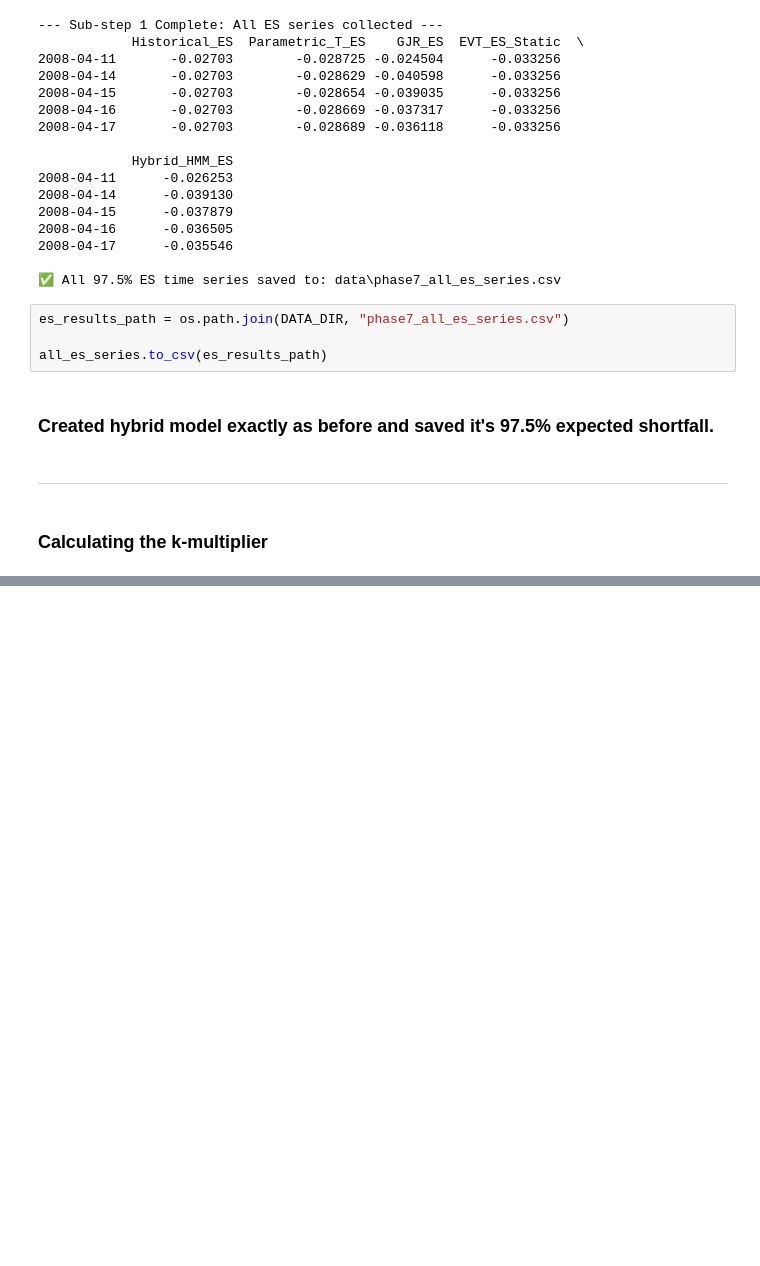
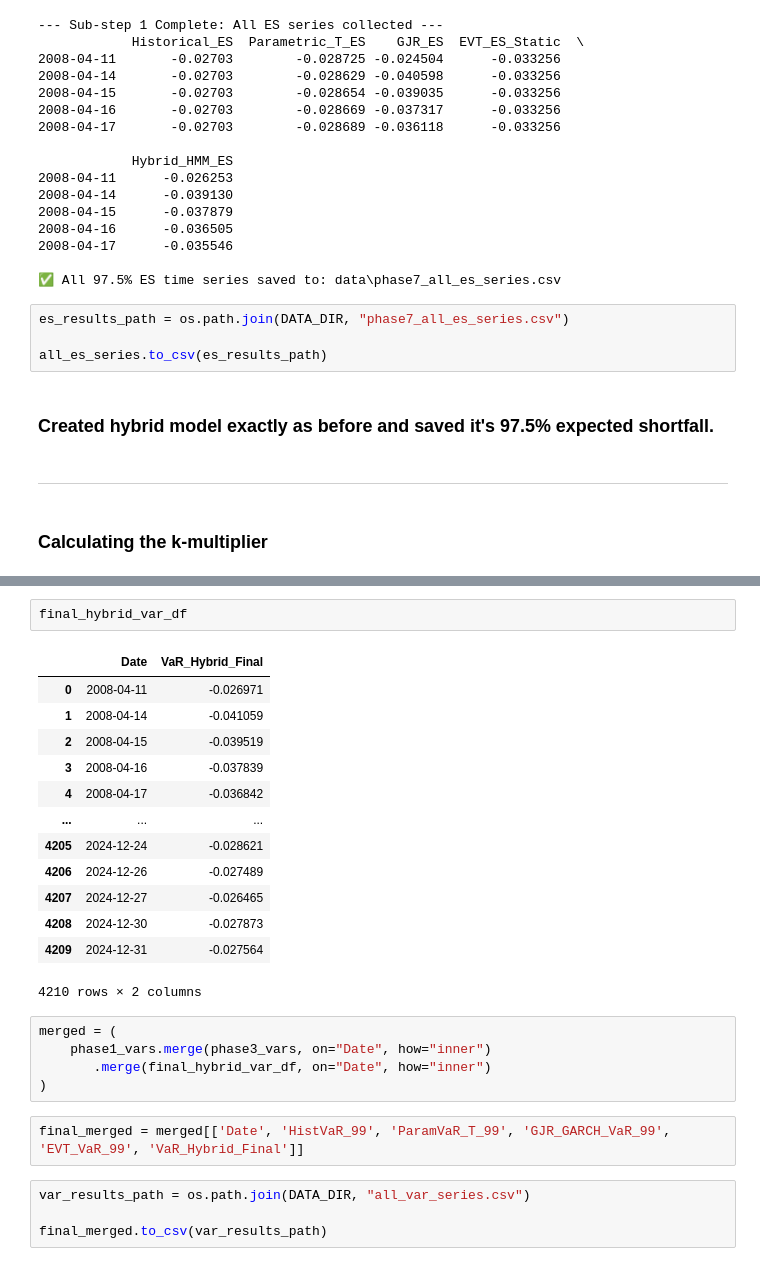
Before and after one commit to siddhantgopi/Project-Janus-Adaptive-Tail-Risk-and-Regime-Aware-VaR-Modeling, a Jupyter notebook: notebooks/08_capital_mapping.ipynb, the cells around one changed output, grey strips where cells are left out. Drawn from its saved outputs; the diff is of its cells as text; blank space fills up the shorter version.

```diff
--- a/notebooks/08_capital_mapping.ipynb
+++ b/notebooks/08_capital_mapping.ipynb
@@ -882,0 +956,27 @@ all_es_series.to_csv(es_results_path)
+# %%
+final_hybrid_var_df
+# %% [output]
+|  | Date | VaR_Hybrid_Final |
+| 0 | 2008-04-11 | -0.026971 |
+| 1 | 2008-04-14 | -0.041059 |
+| 2 | 2008-04-15 | -0.039519 |
+| 3 | 2008-04-16 | -0.037839 |
+| 4 | 2008-04-17 | -0.036842 |
+| ... | ... | ... |
+| 4205 | 2024-12-24 | -0.028621 |
+| 4206 | 2024-12-26 | -0.027489 |
+| 4207 | 2024-12-27 | -0.026465 |
+| 4208 | 2024-12-30 | -0.027873 |
+| 4209 | 2024-12-31 | -0.027564 |
+4210 rows × 2 columns
+# %%
+merged = (
+    phase1_vars.merge(phase3_vars, on="Date", how="inner")
+       .merge(final_hybrid_var_df, on="Date", how="inner")
+)
+# %%
+final_merged = merged[['Date', 'HistVaR_99', 'ParamVaR_T_99', 'GJR_GARCH_VaR_99', 'EVT_VaR_99', 'VaR_Hybrid_Final']]
+# %%
+var_results_path = os.path.join(DATA_DIR, "all_var_series.csv")
+
+final_merged.to_csv(var_results_path)
```
Also changed, not shown: parts of 4 cells of this notebook, 2 other files.
